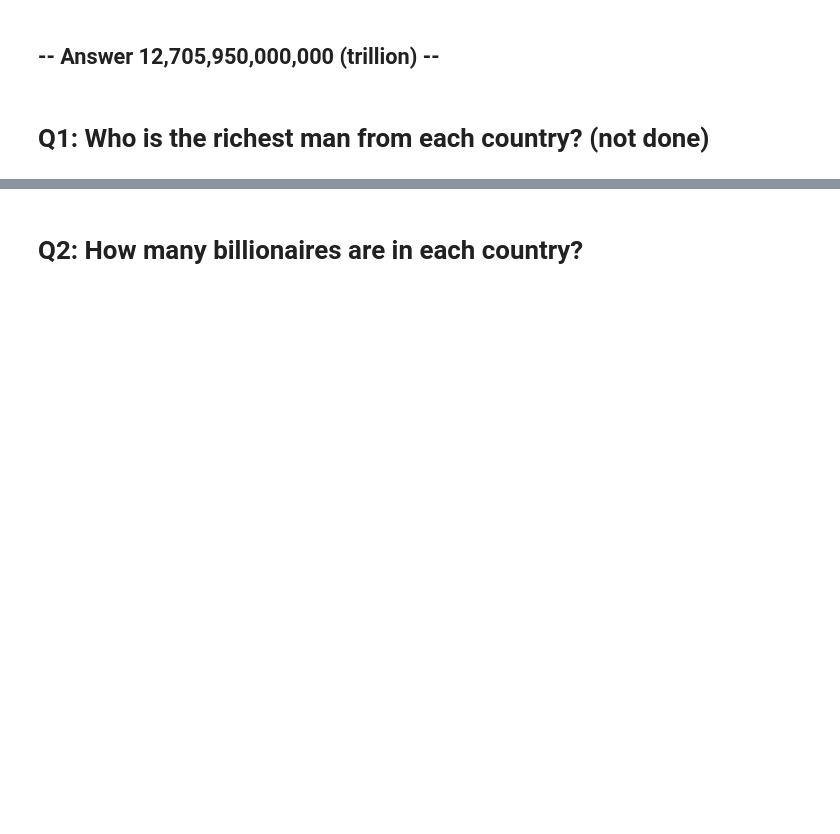
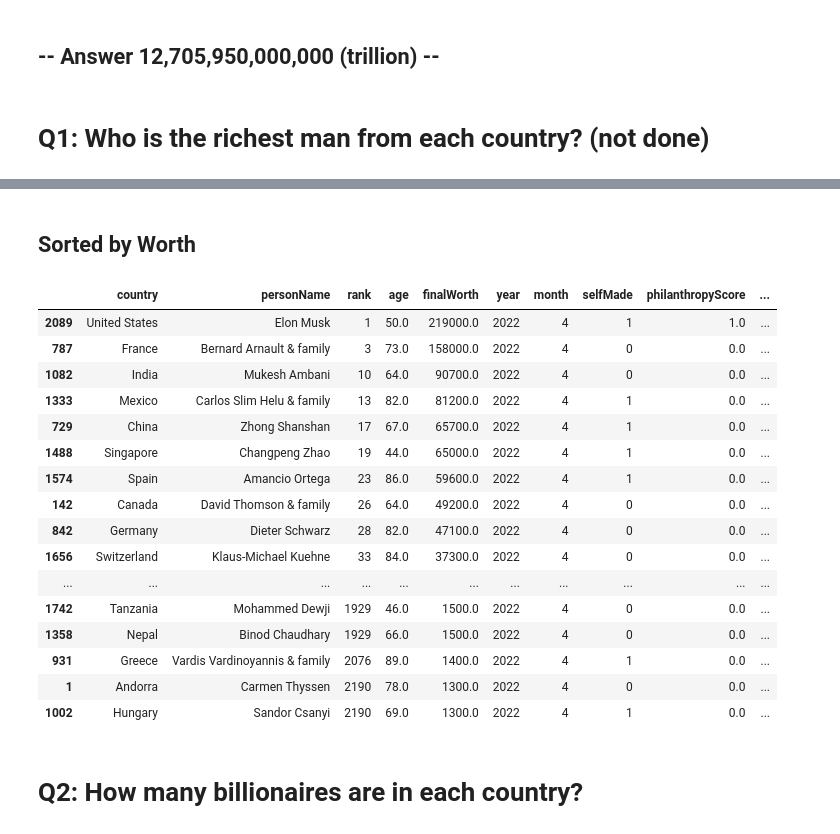
Before and after one commit to ethompson17/PythonForbesList, a Jupyter notebook: Forbes 2022.ipynb, the cells around one changed output, grey strips where cells are left out. Saved outputs shown, nothing was run; the diff lists cells and outputs as text; code cells hidden in the pictures; blank space fills up the shorter version.

```diff
--- a/Forbes 2022.ipynb
+++ b/Forbes 2022.ipynb
@@ -48,2 +51,26 @@ df.groupby('country').sum('finalWorth').reset_index() #, df[['year','country']]
+# %% [markdown]
+## Sorted by Worth
+# %%
+gb = df.groupby(['country','personName']).sum('finalWorth').reset_index()
+richest_man_each_country = gb.sort_values('finalWorth', ascending = False).drop_duplicates('country')
+richest_man_each_country.sort_values('finalWorth', ascending = False).head(100)
+# %% [output]
+|  | country | personName | rank | age | finalWorth | year | month | selfMade | philanthropyScore | ... |
+| 2089 | United States | Elon Musk | 1 | 50.0 | 219000.0 | 2022 | 4 | 1 | 1.0 | ... |
+| 787 | France | Bernard Arnault & family | 3 | 73.0 | 158000.0 | 2022 | 4 | 0 | 0.0 | ... |
+| 1082 | India | Mukesh Ambani | 10 | 64.0 | 90700.0 | 2022 | 4 | 0 | 0.0 | ... |
+| 1333 | Mexico | Carlos Slim Helu & family | 13 | 82.0 | 81200.0 | 2022 | 4 | 1 | 0.0 | ... |
+| 729 | China | Zhong Shanshan | 17 | 67.0 | 65700.0 | 2022 | 4 | 1 | 0.0 | ... |
+| 1488 | Singapore | Changpeng Zhao | 19 | 44.0 | 65000.0 | 2022 | 4 | 1 | 0.0 | ... |
+| 1574 | Spain | Amancio Ortega | 23 | 86.0 | 59600.0 | 2022 | 4 | 1 | 0.0 | ... |
+| 142 | Canada | David Thomson & family | 26 | 64.0 | 49200.0 | 2022 | 4 | 0 | 0.0 | ... |
+| 842 | Germany | Dieter Schwarz | 28 | 82.0 | 47100.0 | 2022 | 4 | 0 | 0.0 | ... |
+| 1656 | Switzerland | Klaus-Michael Kuehne | 33 | 84.0 | 37300.0 | 2022 | 4 | 0 | 0.0 | ... |
+| ... | ... | ... | ... | ... | ... | ... | ... | ... | ... | ... |
+| 1742 | Tanzania | Mohammed Dewji | 1929 | 46.0 | 1500.0 | 2022 | 4 | 0 | 0.0 | ... |
+| 1358 | Nepal | Binod Chaudhary | 1929 | 66.0 | 1500.0 | 2022 | 4 | 0 | 0.0 | ... |
+| 931 | Greece | Vardis Vardinoyannis & family | 2076 | 89.0 | 1400.0 | 2022 | 4 | 1 | 0.0 | ... |
+| 1 | Andorra | Carmen Thyssen | 2190 | 78.0 | 1300.0 | 2022 | 4 | 0 | 0.0 | ... |
+| 1002 | Hungary | Sandor Csanyi | 2190 | 69.0 | 1300.0 | 2022 | 4 | 1 | 0.0 | ... |
 # %% [markdown]
 # Q2: How many billionaires are in each country?
```
Also changed, not shown: parts of 5 cells of this notebook.
